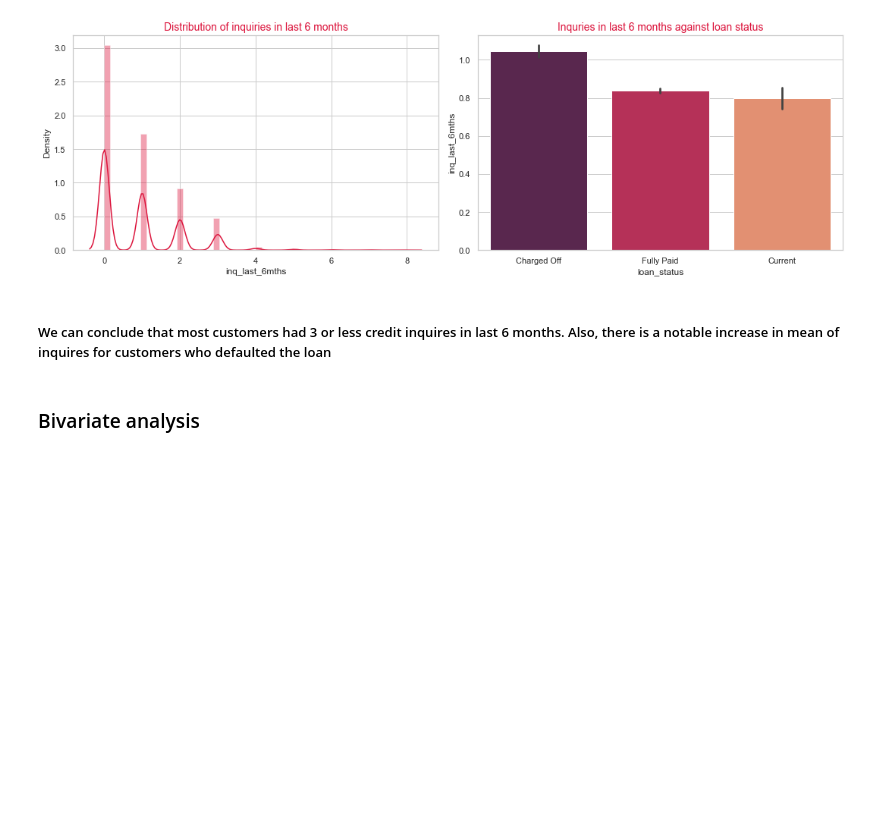
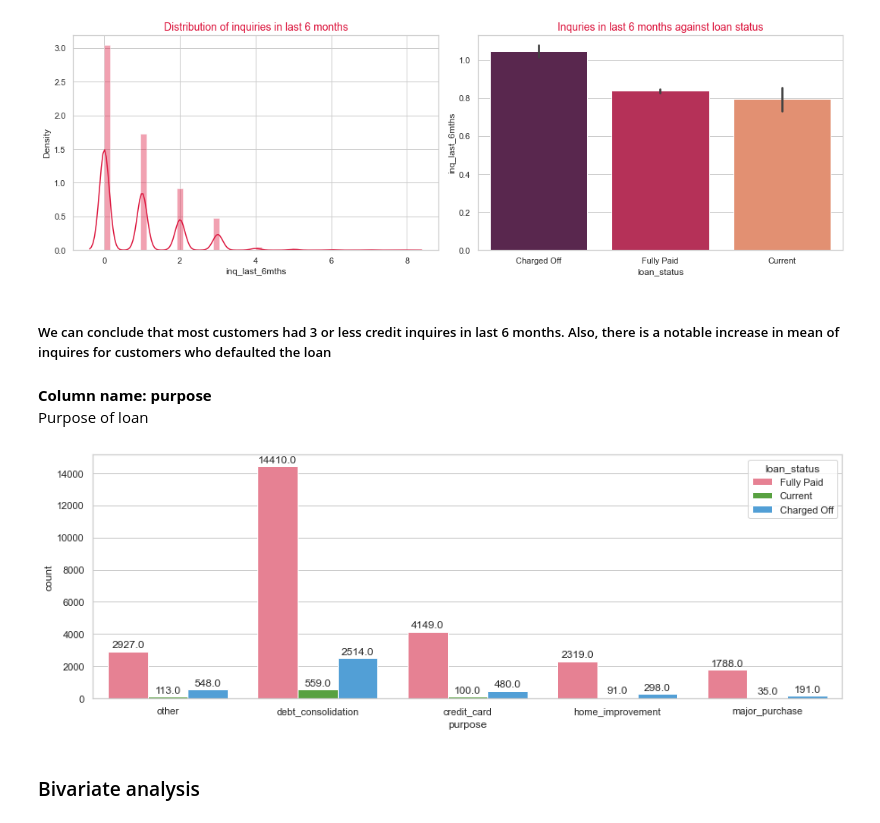
Before and after one commit to Utkarsh4610/LendingClub, a Jupyter notebook: LendingClubCaseStudy.ipynb, the cells around one changed output. Drawn from its saved outputs; the diff is of its cells as text; code cells hidden in the pictures; blank space fills up the shorter version.

```diff
--- a/LendingClubCaseStudy.ipynb
+++ b/LendingClubCaseStudy.ipynb
@@ -566,5 +567,18 @@ plt.show()
 [figure]
 # %% [markdown]
 ##### We can conclude that most customers had 3 or less credit inquires in last 6 months. Also, there is a notable increase in mean of inquires for customers who defaulted the loan
+# %% [markdown]
+**Column name: purpose** <br>
+Purpose of loan
+# %%
+top5_purpose = loan_master['purpose'].value_counts().nlargest(5).reset_index()['index'].to_list()
+# %%
+#purpose
+plt.figure(figsize=(15,5))
+ax = sns.countplot(x='purpose',data=loan_master[loan_master['purpose'].isin(top5_purpose)],palette='husl', hue='loan_status')
+annotate_bar(ax)
+plt.show()
+# %% [output]
+[figure, added]
 # %% [markdown]
 ### Bivariate analysis
```
Also changed, not shown: parts of 5 cells of this notebook.
